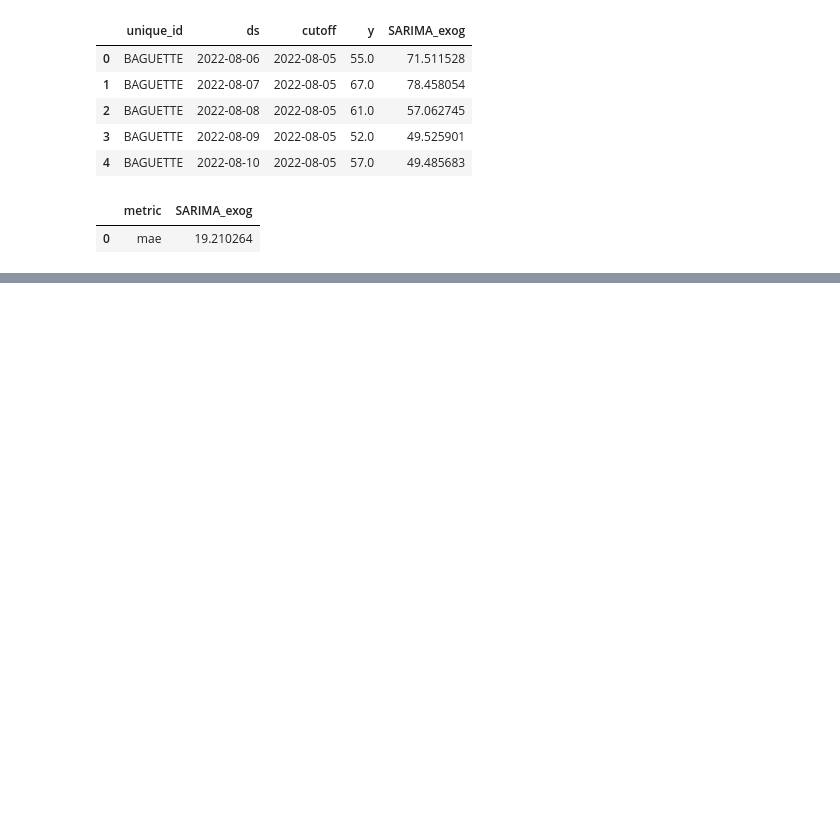
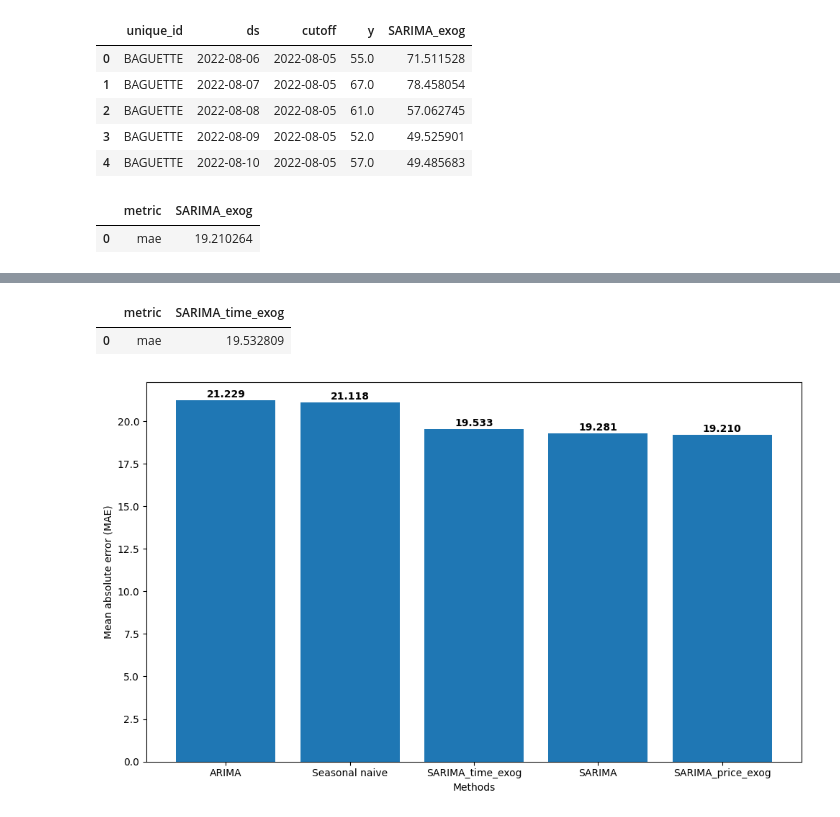
Before and after one commit to MktSachi/TimeSeriesForecasting, a Jupyter notebook: forecast_stats.ipynb, the cells around one changed output, grey strips where cells are left out. Cells and saved outputs as stored; diff of their text form; code cells hidden in the pictures; blank space fills up the shorter version.

```diff
--- a/forecast_stats.ipynb
+++ b/forecast_stats.ipynb
@@ -384,0 +429,44 @@ cv_exog_eval
+# %%
+models = [
+    AutoARIMA(season_length=7, alias="SARIMA_time_exog")
+]
+
+sf = StatsForecast(models=models, freq="D")
+cv_time_exog_df = sf.cross_validation(
+    h=horizon, # 7 days
+    df=small_exog_df,
+    n_windows=8,
+    step_size=horizon,
+    refit=True
+)
+
+cv_time_exog_eval = evaluate(
+    cv_time_exog_df.drop(["cutoff"], axis=1),
+    metrics=[mae],
+)
+cv_time_exog_eval = cv_time_exog_eval.drop(['unique_id'], axis=1).groupby('metric').mean().reset_index()
+cv_time_exog_eval
+# %% [output]
+|  | metric | SARIMA_time_exog |
+| 0 | mae | 19.532809 |
+# %%
+methods = ["ARIMA", "Seasonal naive", "SARIMA", "SARIMA_price_exog", "SARIMA_time_exog"]
+values = [21.229, 21.118, 19.281, 19.210, 19.533]
+
+sorted_data = sorted(zip(methods, values), key=lambda x: x[1], reverse=True)
+methods_sorted, values_sorted = zip(*sorted_data)
+
+plt.figure(figsize=(10, 6))
+bars = plt.bar(methods_sorted, values_sorted)
+
+for bar, value in zip(bars, values_sorted):
+    plt.text(bar.get_x() + bar.get_width()/2, bar.get_height() + 0.05,
+             f'{value:.3f}', ha='center', va='bottom', fontweight='bold')
+
+plt.xlabel('Methods')
+plt.ylabel('Mean absolute error (MAE)')
+plt.tight_layout()
+
+plt.show()
+# %% [output]
+[figure, added]
```
Also changed, not shown: parts of 5 cells of this notebook.
